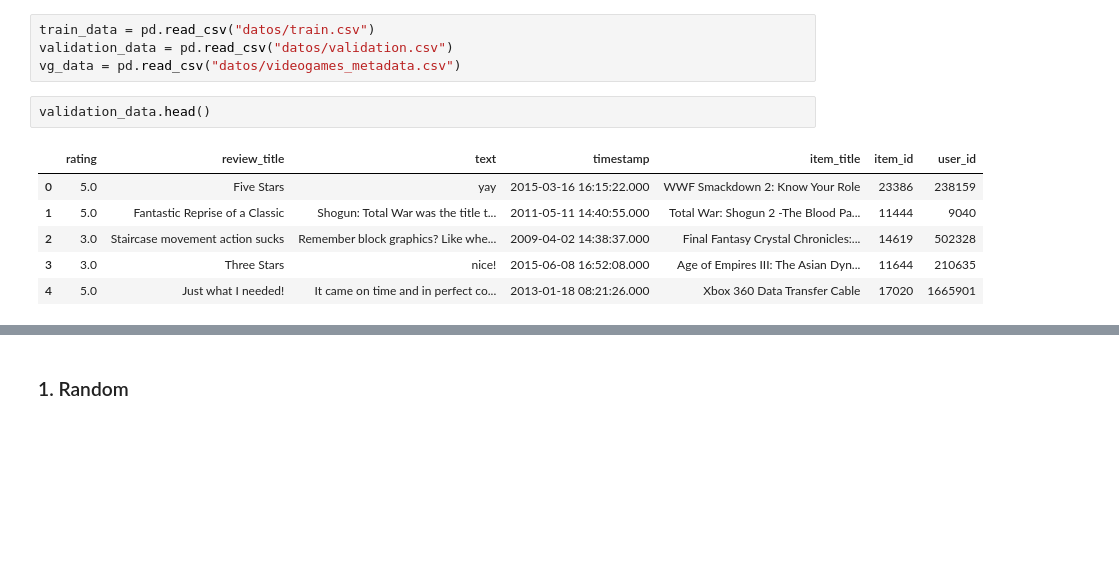
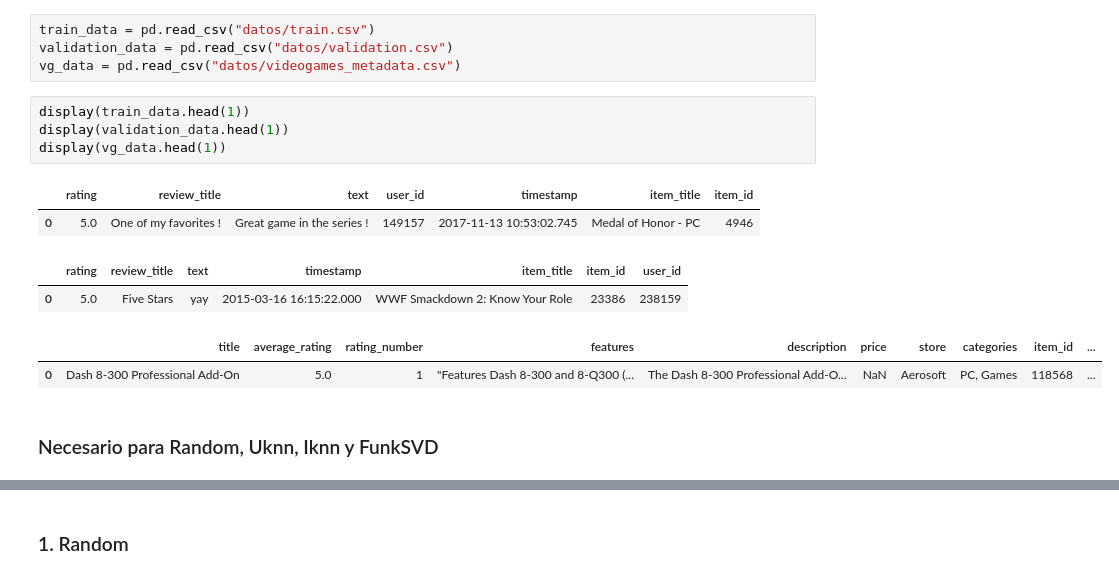
Before and after one commit to franfonte/T1_SR, a Jupyter notebook: generacion_rankings.ipynb, the cells around one changed output, grey strips where cells are left out. Drawn from its saved outputs; the diff is of its cells as text; blank space fills up the shorter version.

```diff
--- a/generacion_rankings.ipynb
+++ b/generacion_rankings.ipynb
@@ -102,12 +104,16 @@ def ndcg_at_k(r, k):
 train_data = pd.read_csv("datos/train.csv")
 validation_data = pd.read_csv("datos/validation.csv")
 vg_data = pd.read_csv("datos/videogames_metadata.csv")
-# %%
-validation_data.head()
-# %% [output]
-|  | rating | review_title | text | timestamp | item_title | item_id | user_id |
-| 0 | 5.0 | Five Stars | yay | 2015-03-16 16:15:22.000 | WWF Smackdown 2: Know Your Role | 23386 | 238159 |
-| 1 | 5.0 | Fantastic Reprise of a Classic | Shogun: Total War was the title t... | 2011-05-11 14:40:55.000 | Total War: Shogun 2 -The Blood Pa... | 11444 | 9040 |
-| 2 | 3.0 | Staircase movement action sucks | Remember block graphics? Like whe... | 2009-04-02 14:38:37.000 | Final Fantasy Crystal Chronicles:... | 14619 | 502328 |
-| 3 | 3.0 | Three Stars | nice! | 2015-06-08 16:52:08.000 | Age of Empires III: The Asian Dyn... | 11644 | 210635 |
-| 4 | 5.0 | Just what I needed! | It came on time and in perfect co... | 2013-01-18 08:21:26.000 | Xbox 360 Data Transfer Cable | 17020 | 1665901 |
+# %%
+display(train_data.head(1))
+display(validation_data.head(1))
+display(vg_data.head(1))
+# %% [output]
+|  | rating | review_title | text | user_id | timestamp | item_title | item_id |
+| 0 | 5.0 | One of my favorites ! | Great game in the series ! | 149157 | 2017-11-13 10:53:02.745 | Medal of Honor - PC | 4946 |
+|  | rating | review_title | text | timestamp | item_title | item_id | user_id |
+| 0 | 5.0 | Five Stars | yay | 2015-03-16 16:15:22.000 | WWF Smackdown 2: Know Your Role | 23386 | 238159 |
+|  | title | average_rating | rating_number | features | description | price | store | categories | item_id | ... |
+| 0 | Dash 8-300 Professional Add-On | 5.0 | 1 | "Features Dash 8-300 and 8-Q300 (... | The Dash 8-300 Professional Add-O... | NaN | Aerosoft | PC, Games | 118568 | ... |
+# %% [markdown]
+### Necesario para Random, Uknn, Iknn y FunkSVD
```
Also changed, not shown: parts of 12 cells of this notebook, 40 other files.
